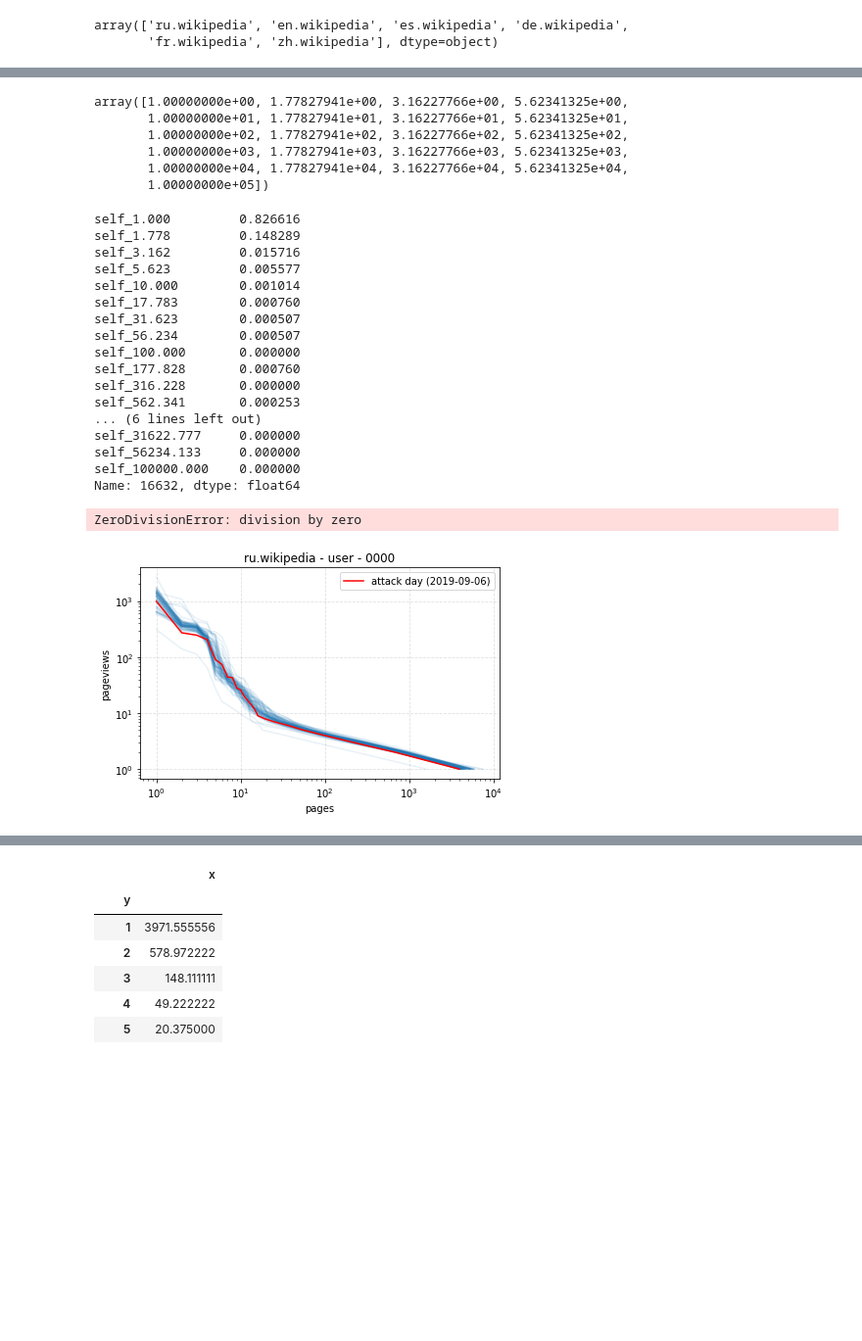
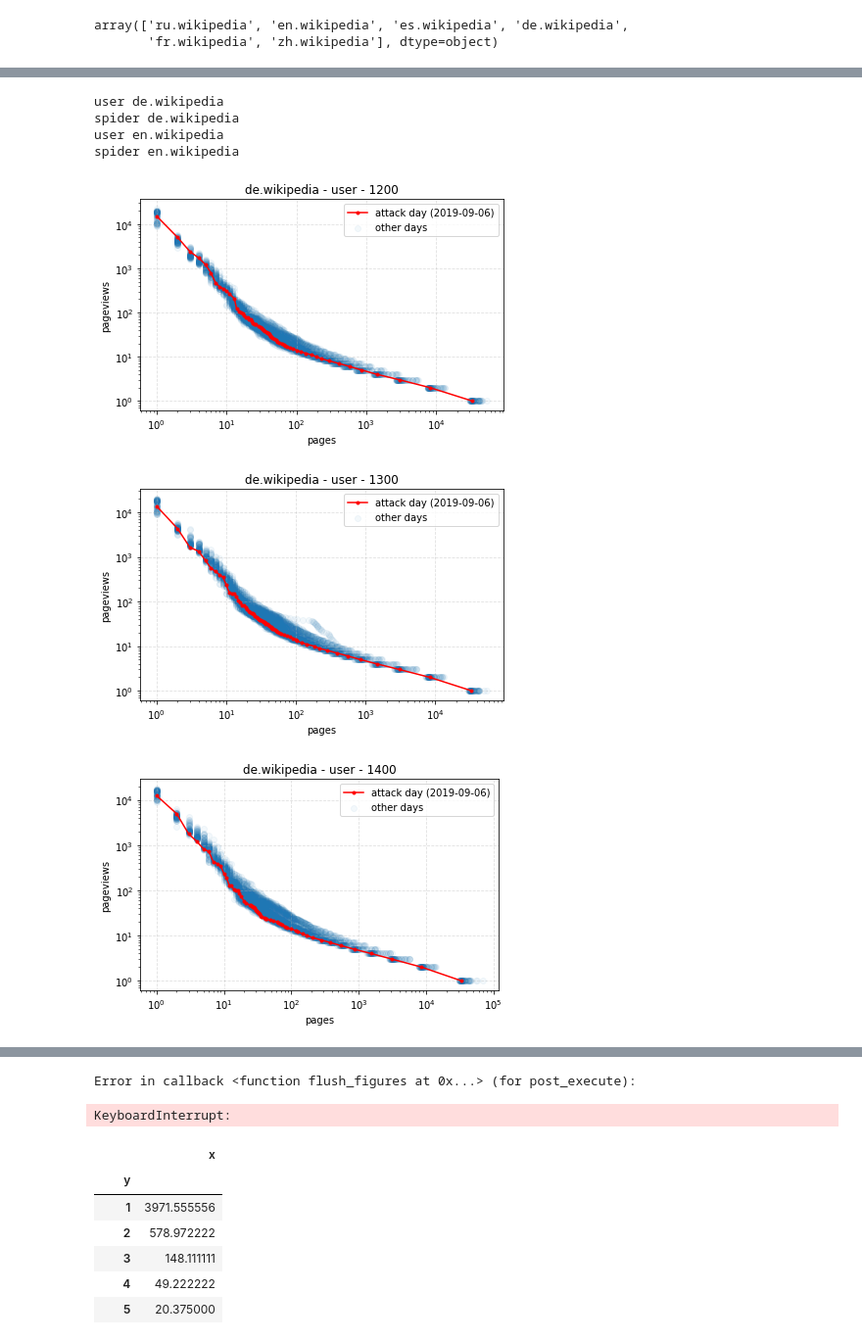
Before and after one commit to charelF/LSDEW4, a Jupyter notebook: exploration/charel/bucket_maker.ipynb, the cells around one changed output, grey strips where cells are left out. Shown: that part at 98% size. Cells and saved outputs as stored; diff of their text form; code cells hidden in the pictures; blank space fills up the shorter version.

Commit message:
webiste like visualisations

```diff
--- a/exploration/charel/bucket_maker.ipynb
+++ b/exploration/charel/bucket_maker.ipynb
@@ -457,36 +457,8 @@ KeyboardInterrupt:
-# %%
-buckets
-# %% [output]
-array([1.00000000e+00, 1.77827941e+00, 3.16227766e+00, 5.62341325e+00,
-       1.00000000e+01, 1.77827941e+01, 3.16227766e+01, 5.62341325e+01,
-       1.00000000e+02, 1.77827941e+02, 3.16227766e+02, 5.62341325e+02,
-       1.00000000e+03, 1.77827941e+03, 3.16227766e+03, 5.62341325e+03,
-       1.00000000e+04, 1.77827941e+04, 3.16227766e+04, 5.62341325e+04,
-       1.00000000e+05])
-# %%
-row
-# %% [output]
-self_1.000         0.826616
-self_1.778         0.148289
-self_3.162         0.015716
-self_5.623         0.005577
-self_10.000        0.001014
-self_17.783        0.000760
-self_31.623        0.000507
-self_56.234        0.000507
-self_100.000       0.000000
-self_177.828       0.000760
-self_316.228       0.000000
-self_562.341       0.000253
-... (6 lines left out)
-self_31622.777     0.000000
-self_56234.133     0.000000
-self_100000.000    0.000000
-Name: 16632, dtype: float64
 # %%
-for domain in df["domain"].unique():
+for domain in ["de.wikipedia", "en.wikipedia"]:
     for tt in ["user", "spider"]:
-        for hour in range(24):
+        print(tt, domain)
+        for hour in range(12,24):
 
             plotdf = df[(df.domain == domain) & (df.trafficType == tt) & (df.date.dt.hour == hour)]
             plotdf.drop(columns="timestamp", inplace=True)
@@ -503,42 +475,43 @@ for domain in df["domain"].unique():
 
             ref_plot_group_mean = ref_plot_df.groupby("y").mean().sort_values("y", ascending=False).reset_index()
             ref_plot_group_std = ref_plot_df.groupby("y").std().sort_values("y", ascending=False).reset_index()
 
 
             plt.figure()
             for date in [pd.Timestamp(i) for i in ref_plot_df.date.unique()]:
                 filter_ref_group = ref_plot_df[ref_plot_df.date == date].groupby("y").mean().sort_values("y", ascending=False).reset_index()
                 x_ref = np.cumsum(filter_ref_group["x"])
                 y_red = filter_ref_group["y"].to_numpy()
-                plt.plot(x_ref, y_red, color="C0", alpha=0.1)
-
-
+                plt.scatter(x_ref, y_red, color="C0", alpha=0.05)
+            plt.scatter(x_ref, y_red, color="C0", alpha=0.05, label="other days")
 
 
             x_att = np.cumsum(attack_plot_group["x"])
             y_att = attack_plot_group["y"].to_numpy()
 
             name = f"{domain} - {tt} - {hour:02d}00"
 
 
-            plt.plot(x_att, y_att, color="red", label="attack day (2019-09-06)")
+            plt.plot(x_att, y_att, ".-", color="red", label="attack day (2019-09-06)")
             plt.xscale("log")
             plt.yscale("log")
             plt.title(name)
             plt.legend()
             plt.grid(linestyle="--", alpha=0.4)
             plt.xlabel("pages")
             plt.ylabel("pageviews")
             plt.tight_layout()
-            # plt.savefig(f"../../img/quantitative_metrics_2_pdf/day_{name}.pdf".replace(" ", "_"), dpi=300)
-            # plt.close()
-
+            plt.savefig(f"../../img/exponential/website_{name}.pdf".replace(" ", "_"), dpi=300)
+            plt.close()
 
             # y = plotdf["y"]
 
-
-
-            8/0
+            # 8/0
 # %% [output]
-ZeroDivisionError: division by zero
+user de.wikipedia
+spider de.wikipedia
+user en.wikipedia
+spider en.wikipedia
-[figure, old version]
+[figure, new version]
+[figure, added]
+[figure, added]
@@ -545,3 +525,5 @@ ZeroDivisionError: division by zero
+Error in callback <function flush_figures at 0x...> (for post_execute):
+KeyboardInterrupt:
 # %%
 ref_plot_df.groupby("y").mean()
 # %% [output]
```
Also changed, not shown: parts of 2 cells of this notebook, 48 other files.
